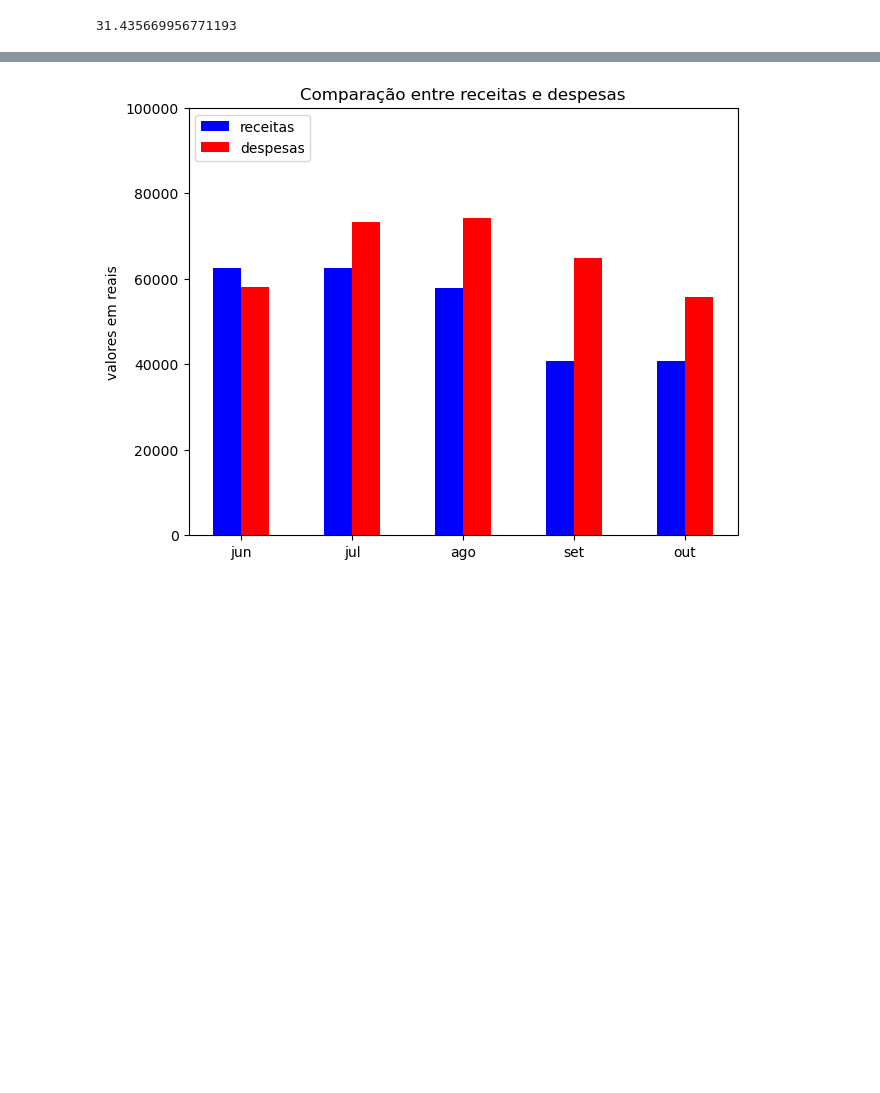
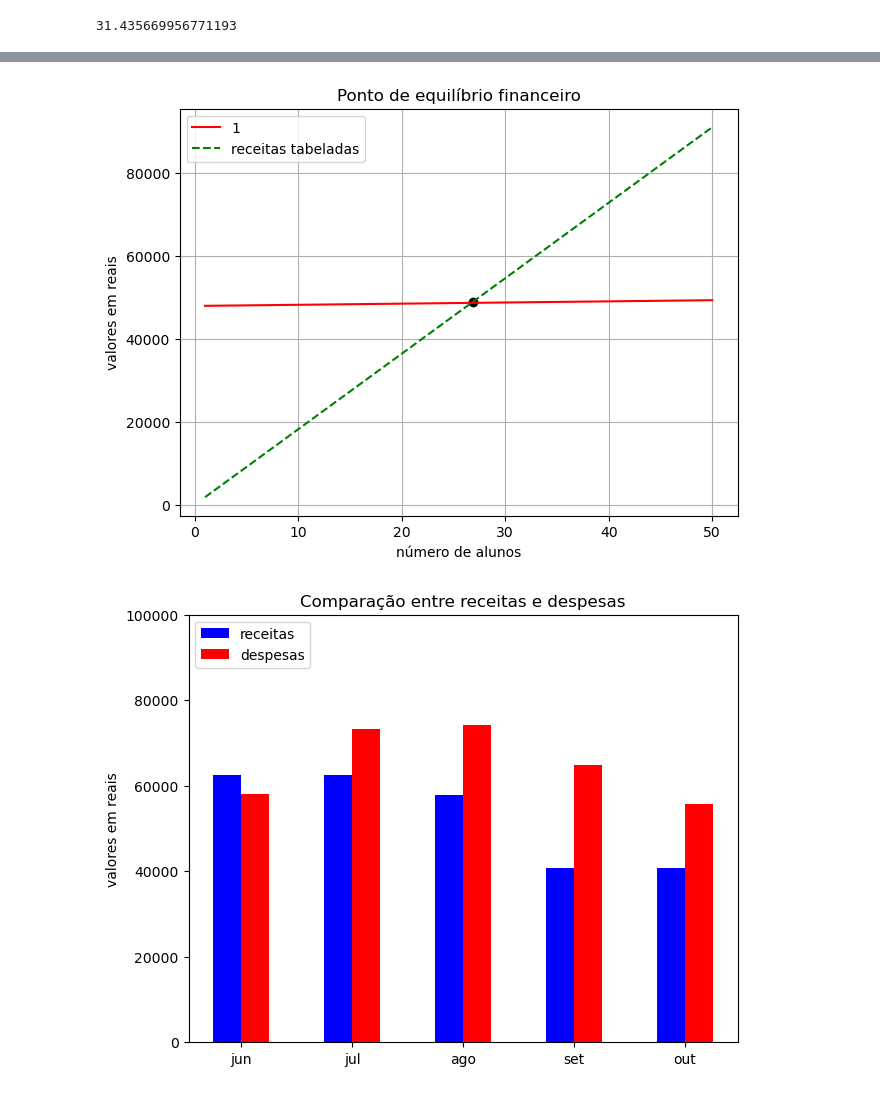
Before and after one commit to mp-resuldados/diagnostico-escola, a Jupyter notebook: notebooks/contas.ipynb, the cells around one changed output, grey strips where cells are left out. Saved outputs shown, nothing was run; the diff lists cells and outputs as text; code cells hidden in the pictures; blank space fills up the shorter version.

```diff
--- a/notebooks/contas.ipynb
+++ b/notebooks/contas.ipynb
@@ -383,6 +364,8 @@ prolabore = 8000
 # %% [output]
 31.435669956771193
 # %%
-# calculo do ponto de equilibrio - melhor cenário de  e receitas
-(  ( (despesas['valores'][0]+despesas['valores'][4]-2* prolabore) )/   ( (receitas['tabelado'][0] + receitas['tabelado'][4]) / receitas['n'].sum() )    )   /5
+# calculo do ponto de equilibrio - melhor cenário de despesas  e receitas - cenário 3
+
+n_3 = ( despesas_1 /  receitas_1 )
+n_3
 # %% [output]
@@ -389,0 +402,3 @@ prolabore = 8000
+# %%
+coef_ang_cenario_1 = (mensalidade_media-coef_linear_base/n_1)
+coef_ang_cenario_1
@@ -390,3 +472,58 @@ prolabore = 8000
+# %%
+n = np.arange(1,51,1)
+plt.figure(layout='constrained')
+
+#plt.scatter(n_0,
+#   n_0* mensalidade_media,
+#    color='black')
+
+#plt.scatter(n_1,
+#   n_1* mensalidade_media,
+#    color='black')
+
+#plt.scatter(n_2,
+#   n_2* mensalidade_media_tabelada,
+#    color='black')
+
+plt.scatter(n_3,
+   n_3* mensalidade_media_tabelada,
+    color='black')
+
+##################################################
+
+#plt.plot(n,
+#    coef_ang_cenario_0*n+coef_linear_base,
+#    color='red',label='despesas')
+
+plt.plot(n,
+    coef_ang_cenario_1*n+coef_linear_base,
+    color='red', label='1')
+
+#plt.plot(n,
+#    coef_ang_cenario_2*n+coef_linear_base,
+#    color='red', label='2')
+
+#plt.plot(n,
+#    coef_ang_cenario_3*n+coef_linear_base,
+#    color='red', label='3')
+
+
+#plt.plot(n,
+#    n*mensalidade_media,
+#    color='blue', linestyle = 'dashed',label='receitas')
+
+plt.plot(n,
+    n*mensalidade_media_tabelada,
+    color='green', linestyle = 'dashed',label='receitas tabeladas')
+
+
+plt.xlabel('número de alunos')
+plt.ylabel('valores em reais')
+plt.title("Ponto de equilíbrio financeiro")
+plt.legend()
+plt.grid()
+# %% [output]
+[figure, added]
 # %%
 meses = ('jun', 'jul', 'ago', 'set', 'out')
 receitas_e_despesas = {
```
Also changed, not shown: parts of 14 cells of this notebook, 2 other files.
